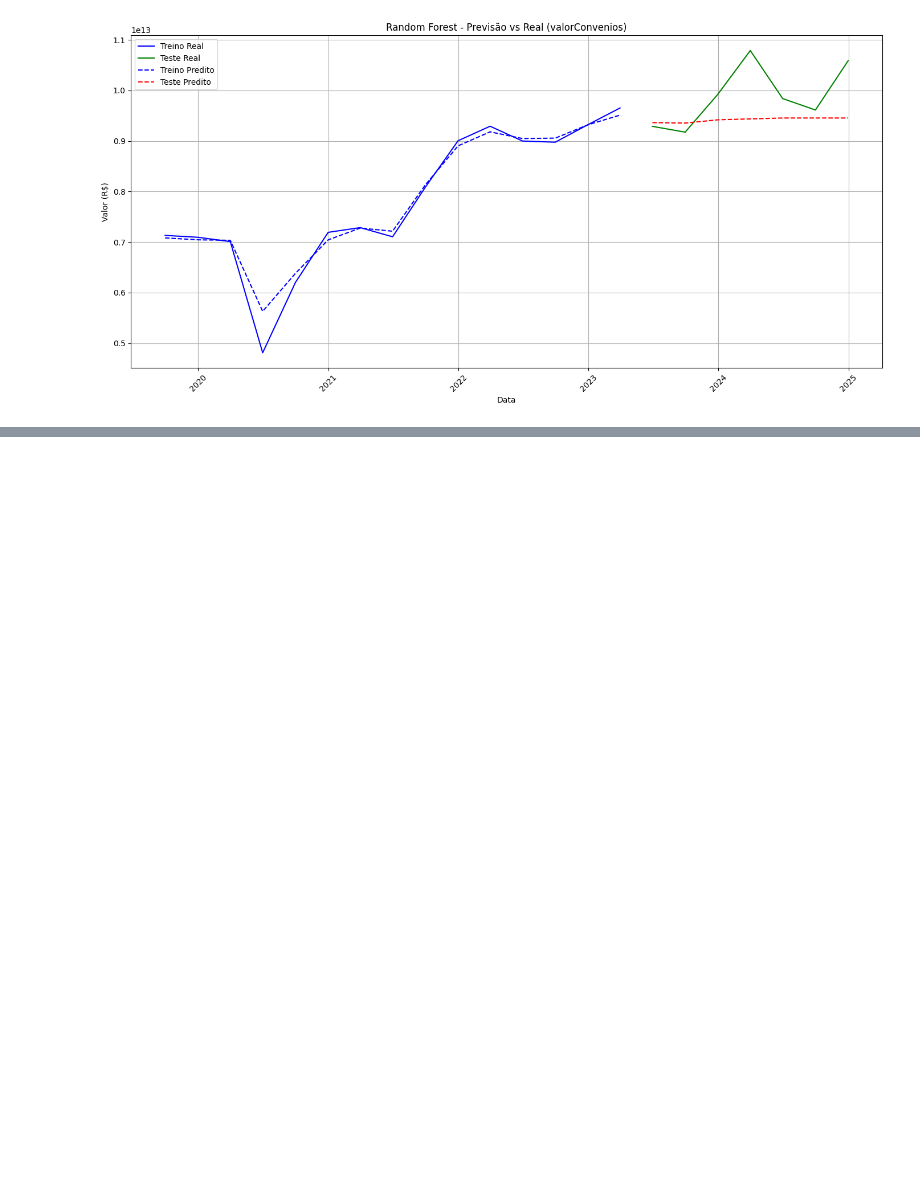
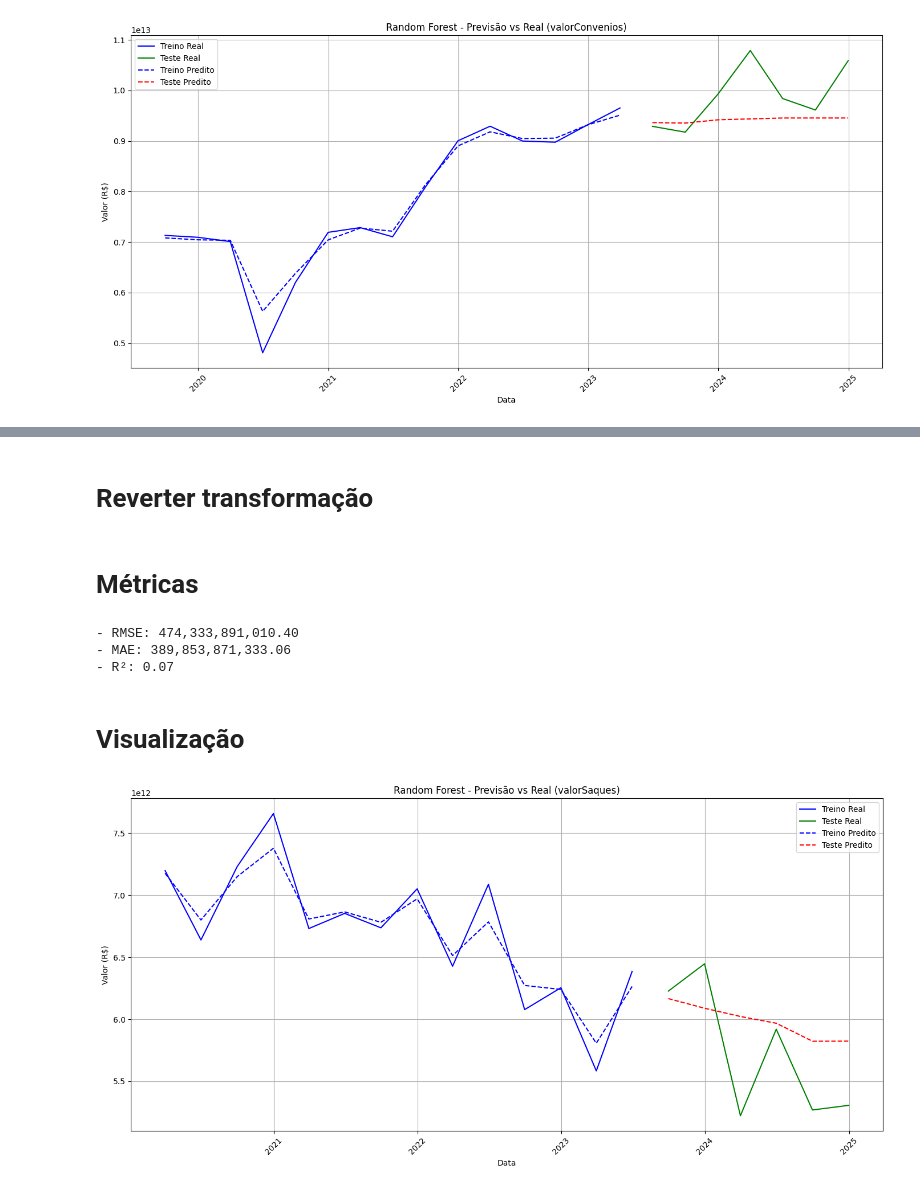
Before and after one commit to aironvalentim/etlBCB, a Jupyter notebook: MachineLearning-valorConveniosEX.ipynb, the cells around one changed output, grey strips where cells are left out. Cells and saved outputs as stored; diff of their text form; code cells hidden in the pictures; blank space fills up the shorter version.

```diff
--- a/MachineLearning-valorConveniosEX.ipynb
+++ b/MachineLearning-valorConveniosEX.ipynb
@@ -205,0 +302,3 @@ plt.show()
+# %%
+grid_search_saques = GridSearchCV(rf_model, param_grid, cv=5, scoring='neg_mean_squared_error', n_jobs=-1)
+grid_search_saques.fit(X_train_saques, y_train_saques)
@@ -205,0 +315,4 @@ plt.show()
+# %%
+best_rf_saques = grid_search_saques.best_estimator_
+print("Melhores parâmetros encontrados (valorSaques):")
+print(grid_search_saques.best_params_)
@@ -205,0 +324,41 @@ plt.show()
+# %%
+y_pred_train_saques = best_rf_saques.predict(X_train_saques)
+y_pred_test_saques = best_rf_saques.predict(X_test_saques)
+# %% [markdown]
+# Reverter transformação
+# %%
+y_train_saques_inv = transformer_saques.inverse_transform(y_train_saques.reshape(-1, 1)).flatten()
+y_test_saques_inv = transformer_saques.inverse_transform(y_test_saques.reshape(-1, 1)).flatten()
+y_pred_train_saques_inv = transformer_saques.inverse_transform(y_pred_train_saques.reshape(-1, 1)).flatten()
+y_pred_test_saques_inv = transformer_saques.inverse_transform(y_pred_test_saques.reshape(-1, 1)).flatten()
+# %% [markdown]
+# Métricas
+# %%
+print(f"- RMSE: {np.sqrt(mean_squared_error(y_test_saques_inv, y_pred_test_saques_inv)):,.2f}")
+print(f"- MAE: {mean_absolute_error(y_test_saques_inv, y_pred_test_saques_inv):,.2f}")
+print(f"- R²: {r2_score(y_test_saques_inv, y_pred_test_saques_inv):.2f}")
+# %% [output]
+- RMSE: 474,333,891,010.40
+- MAE: 389,853,871,333.06
+- R²: 0.07
+# %% [markdown]
+# Visualização
+# %%
+plt.figure(figsize=(14, 7))
+plt.plot(df['datatrimestre'][:len(y_train_saques_inv)], y_train_saques_inv, label='Treino Real', color='blue')
+plt.plot(df['datatrimestre'][len(y_train_saques_inv):len(y_train_saques_inv)+len(y_test_saques_inv)], y_test_saques_inv,
+         label='Teste Real', color='green')
+plt.plot(df['datatrimestre'][:len(y_train_saques_inv)], y_pred_train_saques_inv,
+         label='Treino Predito', color='blue', linestyle='--')
+plt.plot(df['datatrimestre'][len(y_train_saques_inv):len(y_train_saques_inv)+len(y_test_saques_inv)], y_pred_test_saques_inv,
+         label='Teste Predito', color='red', linestyle='--')
+plt.title('Random Forest - Previsão vs Real (valorSaques)')
+plt.xlabel('Data')
+plt.ylabel('Valor (R$)')
+plt.legend()
+plt.grid(True)
+plt.xticks(rotation=45)
+plt.tight_layout()
+plt.show()
+# %% [output]
+[figure, added]
```
Also changed, not shown: parts of 33 cells of this notebook.
